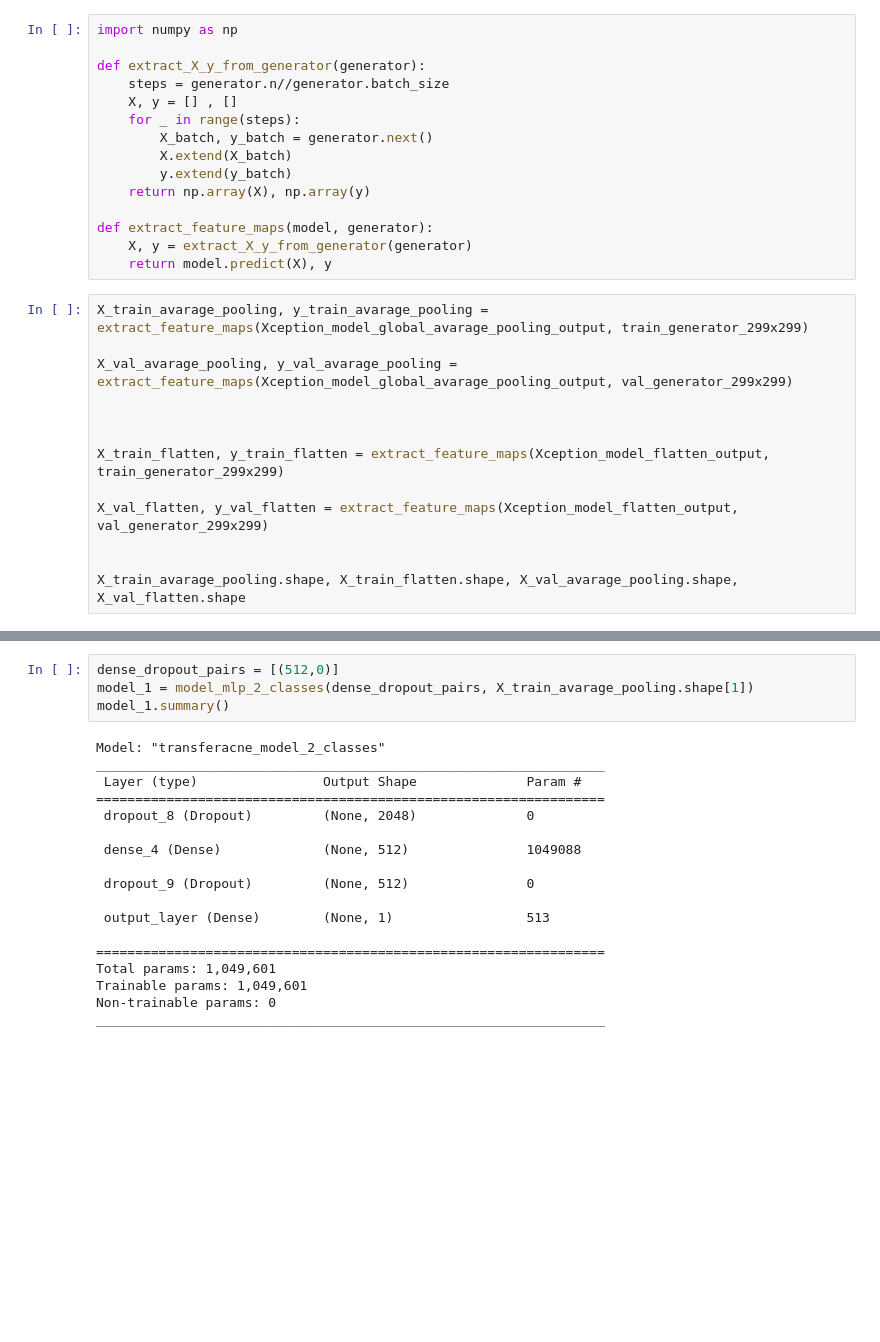
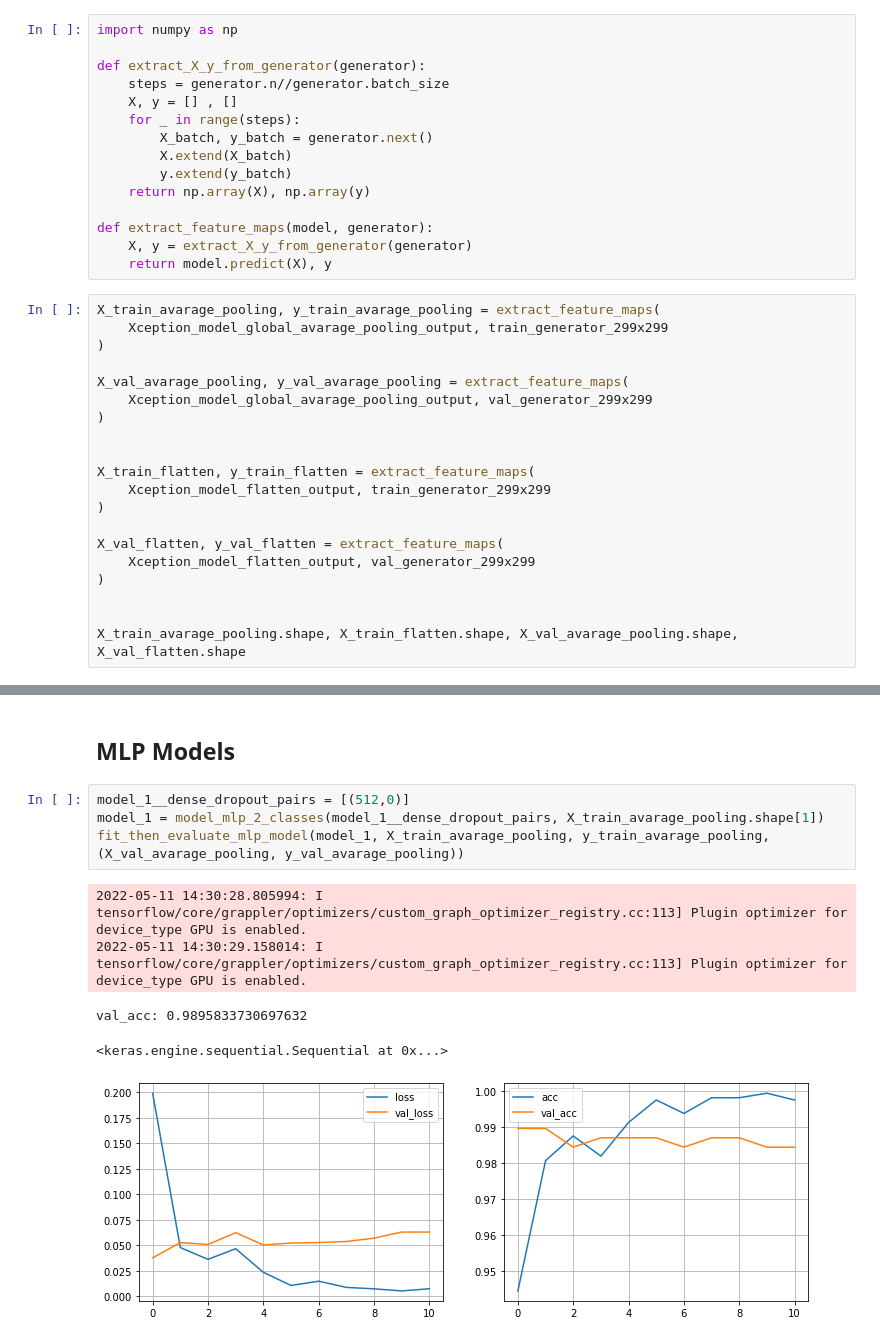
Before and after one commit to felix-tjernberg/ai21-deep-learning, a Jupyter notebook: lab/2_transference_feature_map_method.ipynb, the cells around one changed output, grey strips where cells are left out. Saved outputs shown, nothing was run; the diff lists cells and outputs as text; blank space fills up the shorter version.

```diff
--- a/lab/2_transference_feature_map_method.ipynb
+++ b/lab/2_transference_feature_map_method.ipynb
@@ -66,15 +74,22 @@ def extract_feature_maps(model, generator):
     X, y = extract_X_y_from_generator(generator)
     return model.predict(X), y
 # %%
-X_train_avarage_pooling, y_train_avarage_pooling = extract_feature_maps(Xception_model_global_avarage_pooling_output, train_generator_299x299)
+X_train_avarage_pooling, y_train_avarage_pooling = extract_feature_maps(
+    Xception_model_global_avarage_pooling_output, train_generator_299x299
+)
 
-X_val_avarage_pooling, y_val_avarage_pooling = extract_feature_maps(Xception_model_global_avarage_pooling_output, val_generator_299x299)
+X_val_avarage_pooling, y_val_avarage_pooling = extract_feature_maps(
+    Xception_model_global_avarage_pooling_output, val_generator_299x299
+)
 
 
+X_train_flatten, y_train_flatten = extract_feature_maps(
+    Xception_model_flatten_output, train_generator_299x299
+)
 
-X_train_flatten, y_train_flatten = extract_feature_maps(Xception_model_flatten_output, train_generator_299x299)
-
-X_val_flatten, y_val_flatten = extract_feature_maps(Xception_model_flatten_output, val_generator_299x299)
+X_val_flatten, y_val_flatten = extract_feature_maps(
+    Xception_model_flatten_output, val_generator_299x299
+)
 
 
 X_train_avarage_pooling.shape, X_train_flatten.shape, X_val_avarage_pooling.shape, X_val_flatten.shape
@@ -85,23 +100,13 @@ X_train_avarage_pooling.shape, X_train_flatten.shape, X_val_avarage_pooling.shap
 ((1600, 2048), (1600, 204800), (384, 2048), (368, 204800))
+# %% [markdown]
+## MLP Models
 # %%
-dense_dropout_pairs = [(512,0)]
-model_1 = model_mlp_2_classes(dense_dropout_pairs, X_train_avarage_pooling.shape[1])
-model_1.summary()
+model_1__dense_dropout_pairs = [(512,0)]
+model_1 = model_mlp_2_classes(model_1__dense_dropout_pairs, X_train_avarage_pooling.shape[1])
+fit_then_evaluate_mlp_model(model_1, X_train_avarage_pooling, y_train_avarage_pooling, (X_val_avarage_pooling, y_val_avarage_pooling))
 # %% [output]
-Model: "transferacne_model_2_classes"
-_________________________________________________________________
- Layer (type)                Output Shape              Param #
-=================================================================
- dropout_8 (Dropout)         (None, 2048)              0
-
- dense_4 (Dense)             (None, 512)               1049088
-
- dropout_9 (Dropout)         (None, 512)               0
-
- output_layer (Dense)        (None, 1)                 513
-
-=================================================================
-Total params: 1,049,601
-Trainable params: 1,049,601
-Non-trainable params: 0
-_________________________________________________________________
+2022-05-11 14:30:28.805994: I tensorflow/core/grappler/optimizers/custom_graph_optimizer_registry.cc:113] Plugin optimizer for device_type GPU is enabled.
+2022-05-11 14:30:29.158014: I tensorflow/core/grappler/optimizers/custom_graph_optimizer_registry.cc:113] Plugin optimizer for device_type GPU is enabled.
+val_acc: 0.9895833730697632
+<keras.engine.sequential.Sequential at 0x...>
+[figure, added]
```
Also changed, not shown: parts of 22 cells of this notebook, 2 other files.
